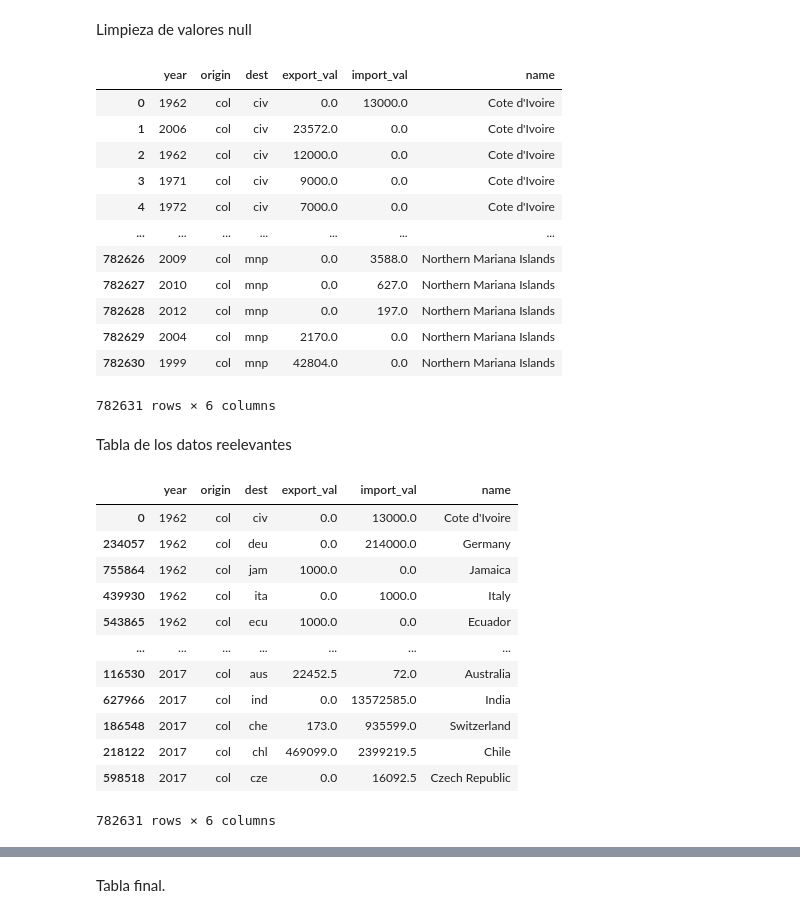
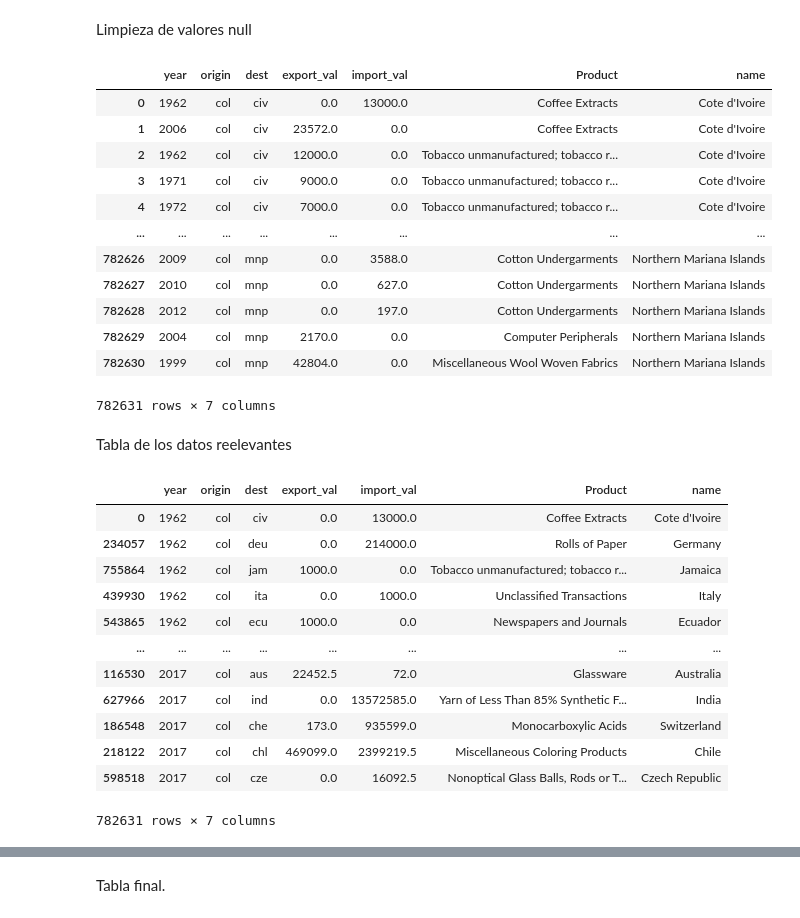
Before and after one commit to mandresblanco/Comercio_Colombia, a Jupyter notebook: Comercio_Colombia.ipynb, the cells around one changed output, grey strips where cells are left out. Saved outputs shown, nothing was run; the diff lists cells and outputs as text; code cells hidden in the pictures.

```diff
--- a/Comercio_Colombia.ipynb
+++ b/Comercio_Colombia.ipynb
@@ -178,45 +178,49 @@ Limpieza de valores null
 # %%
 # print(df_colombia_imports.head(), '\n', df_colombia_exports.head())
 df_col_exp =  pd.merge(df_colombia_exports[['year', 'origin', 'dest',  'sitc4',  'export_val',  'import_val']],
                     df_products_sitc[['name','sitc']], left_on = ['sitc4'], right_on='sitc', how = 'inner')
 
-df_col_exp =  pd.merge(df_col_exp[['year', 'origin', 'dest',  'export_val',  'import_val']],
+df_col_exp.rename(columns={'name': 'Product' }, inplace=True)
+# df_col_exp
+
+df_col_exp =  pd.merge(df_col_exp[['year', 'origin', 'dest',  'export_val',  'import_val', 'Product']],
                     df_country_names[['id_3char','name']], left_on = ['dest'], right_on='id_3char', how = 'inner')
+
 df_col_exp = df_col_exp.drop(columns='id_3char')
 df_col_exp
 # %% [output]
-|  | year | origin | dest | export_val | import_val | name |
-| 0 | 1962 | col | civ | 0.0 | 13000.0 | Cote d'Ivoire |
-| 1 | 2006 | col | civ | 23572.0 | 0.0 | Cote d'Ivoire |
-| 2 | 1962 | col | civ | 12000.0 | 0.0 | Cote d'Ivoire |
-| 3 | 1971 | col | civ | 9000.0 | 0.0 | Cote d'Ivoire |
-| 4 | 1972 | col | civ | 7000.0 | 0.0 | Cote d'Ivoire |
-| ... | ... | ... | ... | ... | ... | ... |
-| 782626 | 2009 | col | mnp | 0.0 | 3588.0 | Northern Mariana Islands |
-| 782627 | 2010 | col | mnp | 0.0 | 627.0 | Northern Mariana Islands |
-| 782628 | 2012 | col | mnp | 0.0 | 197.0 | Northern Mariana Islands |
-| 782629 | 2004 | col | mnp | 2170.0 | 0.0 | Northern Mariana Islands |
-| 782630 | 1999 | col | mnp | 42804.0 | 0.0 | Northern Mariana Islands |
+|  | year | origin | dest | export_val | import_val | Product | name |
+| 0 | 1962 | col | civ | 0.0 | 13000.0 | Coffee Extracts | Cote d'Ivoire |
+| 1 | 2006 | col | civ | 23572.0 | 0.0 | Coffee Extracts | Cote d'Ivoire |
+| 2 | 1962 | col | civ | 12000.0 | 0.0 | Tobacco unmanufactured; tobacco r... | Cote d'Ivoire |
+| 3 | 1971 | col | civ | 9000.0 | 0.0 | Tobacco unmanufactured; tobacco r... | Cote d'Ivoire |
+| 4 | 1972 | col | civ | 7000.0 | 0.0 | Tobacco unmanufactured; tobacco r... | Cote d'Ivoire |
+| ... | ... | ... | ... | ... | ... | ... | ... |
+| 782626 | 2009 | col | mnp | 0.0 | 3588.0 | Cotton Undergarments | Northern Mariana Islands |
+| 782627 | 2010 | col | mnp | 0.0 | 627.0 | Cotton Undergarments | Northern Mariana Islands |
+| 782628 | 2012 | col | mnp | 0.0 | 197.0 | Cotton Undergarments | Northern Mariana Islands |
+| 782629 | 2004 | col | mnp | 2170.0 | 0.0 | Computer Peripherals | Northern Mariana Islands |
+| 782630 | 1999 | col | mnp | 42804.0 | 0.0 | Miscellaneous Wool Woven Fabrics | Northern Mariana Islands |
-782631 rows × 6 columns
+782631 rows × 7 columns
 # %% [markdown]
 Tabla de los datos reelevantes
 # %%
 df_col_exp = df_col_exp.sort_values(by=['year'])
 df_col_exp
 # %% [output]
-|  | year | origin | dest | export_val | import_val | name |
-| 0 | 1962 | col | civ | 0.0 | 13000.0 | Cote d'Ivoire |
-| 234057 | 1962 | col | deu | 0.0 | 214000.0 | Germany |
-| 755864 | 1962 | col | jam | 1000.0 | 0.0 | Jamaica |
-| 439930 | 1962 | col | ita | 0.0 | 1000.0 | Italy |
-| 543865 | 1962 | col | ecu | 1000.0 | 0.0 | Ecuador |
-| ... | ... | ... | ... | ... | ... | ... |
-| 116530 | 2017 | col | aus | 22452.5 | 72.0 | Australia |
-| 627966 | 2017 | col | ind | 0.0 | 13572585.0 | India |
-| 186548 | 2017 | col | che | 173.0 | 935599.0 | Switzerland |
-| 218122 | 2017 | col | chl | 469099.0 | 2399219.5 | Chile |
-| 598518 | 2017 | col | cze | 0.0 | 16092.5 | Czech Republic |
+|  | year | origin | dest | export_val | import_val | Product | name |
+| 0 | 1962 | col | civ | 0.0 | 13000.0 | Coffee Extracts | Cote d'Ivoire |
+| 234057 | 1962 | col | deu | 0.0 | 214000.0 | Rolls of Paper | Germany |
+| 755864 | 1962 | col | jam | 1000.0 | 0.0 | Tobacco unmanufactured; tobacco r... | Jamaica |
+| 439930 | 1962 | col | ita | 0.0 | 1000.0 | Unclassified Transactions | Italy |
+| 543865 | 1962 | col | ecu | 1000.0 | 0.0 | Newspapers and Journals | Ecuador |
+| ... | ... | ... | ... | ... | ... | ... | ... |
+| 116530 | 2017 | col | aus | 22452.5 | 72.0 | Glassware | Australia |
+| 627966 | 2017 | col | ind | 0.0 | 13572585.0 | Yarn of Less Than 85% Synthetic F... | India |
+| 186548 | 2017 | col | che | 173.0 | 935599.0 | Monocarboxylic Acids | Switzerland |
+| 218122 | 2017 | col | chl | 469099.0 | 2399219.5 | Miscellaneous Coloring Products | Chile |
+| 598518 | 2017 | col | cze | 0.0 | 16092.5 | Nonoptical Glass Balls, Rods or T... | Czech Republic |
-782631 rows × 6 columns
+782631 rows × 7 columns
 # %%
 df_col_export =  df_col_exp.reset_index()
 df_col_export =  df_col_export.drop('index', axis=1)
```
Also changed, not shown: parts of 3 cells of this notebook.
